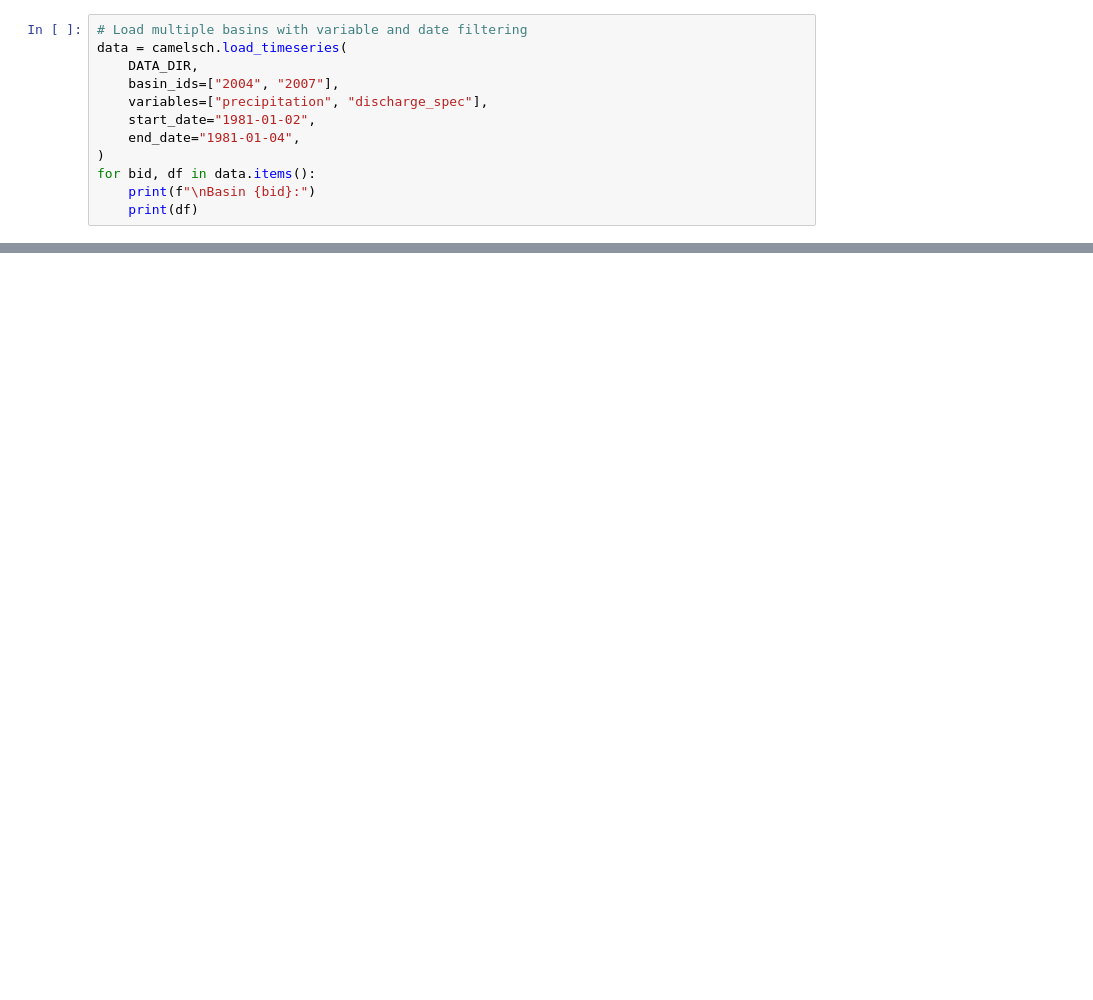
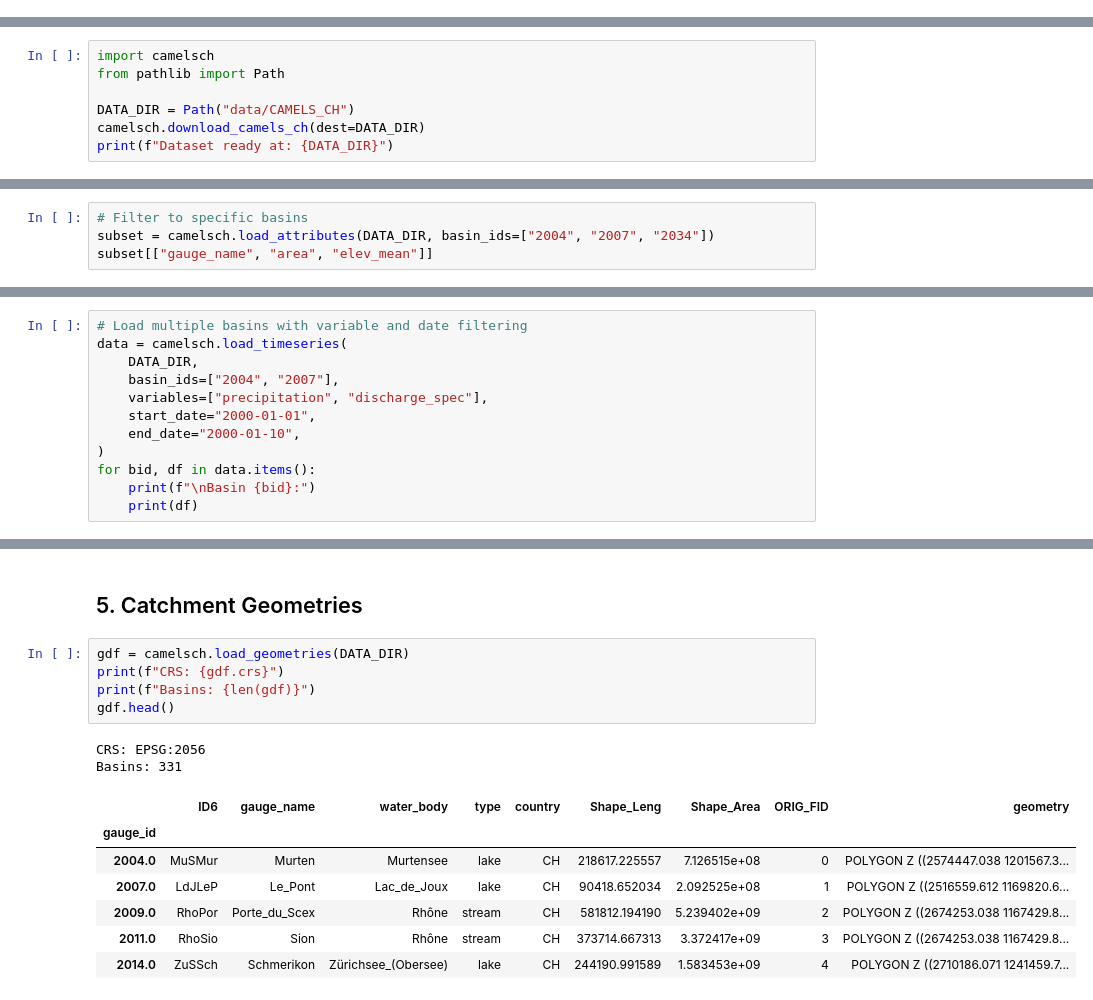
Before and after one commit to hydrosolutions/camelsch, a Jupyter notebook: demo.ipynb, the cells around one changed output, grey strips where cells are left out. Cells and saved outputs as stored; diff of their text form; blank space fills up the shorter version.

```diff
--- a/demo.ipynb
+++ b/demo.ipynb
@@ -46,12 +0,0 @@ ts.head()
-# %%
-# Load multiple basins with variable and date filtering
-data = camelsch.load_timeseries(
-    DATA_DIR,
-    basin_ids=["2004", "2007"],
-    variables=["precipitation", "discharge_spec"],
-    start_date="1981-01-02",
-    end_date="1981-01-04",
-)
-for bid, df in data.items():
-    print(f"\nBasin {bid}:")
-    print(df)
@@ -93,0 +10,7 @@ camelsch also provides a full CLI. Here are a few examples using the fixture dat
+# %%
+import camelsch
+from pathlib import Path
+
+DATA_DIR = Path("data/CAMELS_CH")
+camelsch.download_camels_ch(dest=DATA_DIR)
+print(f"Dataset ready at: {DATA_DIR}")
@@ -93,0 +64,4 @@ camelsch also provides a full CLI. Here are a few examples using the fixture dat
+# %%
+# Filter to specific basins
+subset = camelsch.load_attributes(DATA_DIR, basin_ids=["2004", "2007", "2034"])
+subset[["gauge_name", "area", "elev_mean"]]
@@ -93,0 +113,12 @@ camelsch also provides a full CLI. Here are a few examples using the fixture dat
+# %%
+# Load multiple basins with variable and date filtering
+data = camelsch.load_timeseries(
+    DATA_DIR,
+    basin_ids=["2004", "2007"],
+    variables=["precipitation", "discharge_spec"],
+    start_date="2000-01-01",
+    end_date="2000-01-10",
+)
+for bid, df in data.items():
+    print(f"\nBasin {bid}:")
+    print(df)
@@ -93,0 +178,17 @@ camelsch also provides a full CLI. Here are a few examples using the fixture dat
+# %% [markdown]
+## 5. Catchment Geometries
+# %%
+gdf = camelsch.load_geometries(DATA_DIR)
+print(f"CRS: {gdf.crs}")
+print(f"Basins: {len(gdf)}")
+gdf.head()
+# %% [output]
+CRS: EPSG:2056
+Basins: 331
+|  | ID6 | gauge_name | water_body | type | country | Shape_Leng | Shape_Area | ORIG_FID | geometry |
+| gauge_id |  |  |  |  |  |  |  |  |  |
+| 2004.0 | MuSMur | Murten | Murtensee | lake | CH | 218617.225557 | 7.126515e+08 | 0 | POLYGON Z ((2574447.038 1201567.3... |
+| 2007.0 | LdJLeP | Le_Pont | Lac_de_Joux | lake | CH | 90418.652034 | 2.092525e+08 | 1 | POLYGON Z ((2516559.612 1169820.6... |
+| 2009.0 | RhoPor | Porte_du_Scex | Rhône | stream | CH | 581812.194190 | 5.239402e+09 | 2 | POLYGON Z ((2674253.038 1167429.8... |
+| 2011.0 | RhoSio | Sion | Rhône | stream | CH | 373714.667313 | 3.372417e+09 | 3 | POLYGON Z ((2674253.038 1167429.8... |
+| 2014.0 | ZuSSch | Schmerikon | Zürichsee_(Obersee) | lake | CH | 244190.991589 | 1.583453e+09 | 4 | POLYGON Z ((2710186.071 1241459.7... |
```
Also changed, not shown: parts of 45 cells of this notebook, 4 other files.
